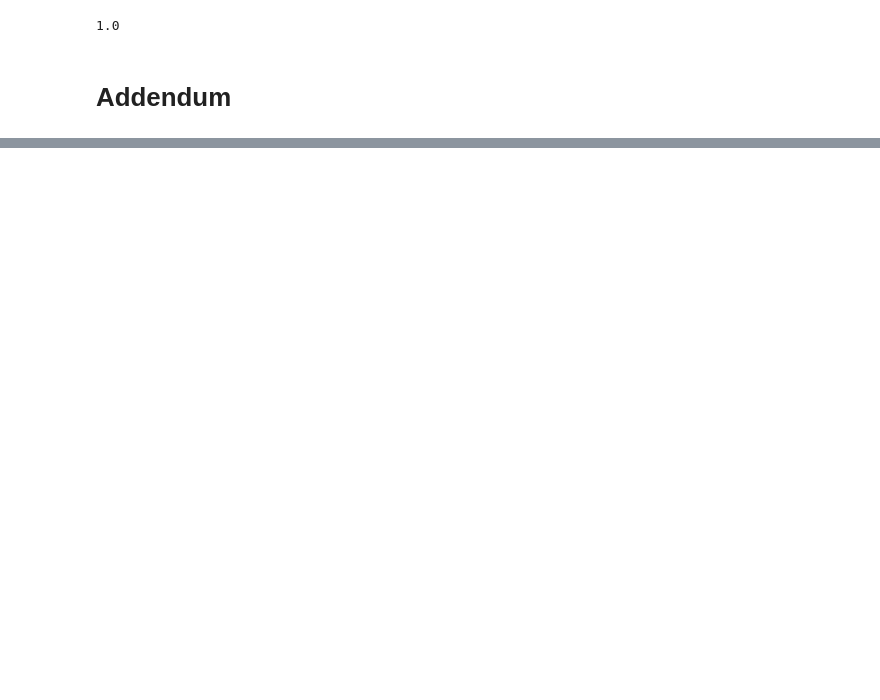
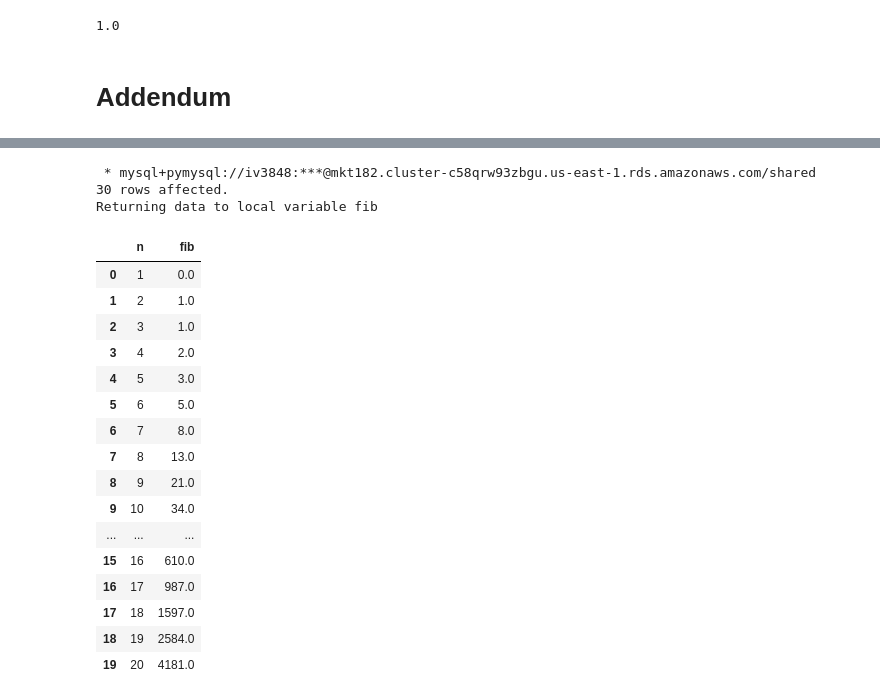
Before and after one commit to ishitavasishth/RealtimeDataSQL, a Jupyter notebook: SQLData_IshitaVasishth.ipynb, the cells around one changed output, grey strips where cells are left out. Cells and saved outputs as stored; diff of their text form; code cells hidden in the pictures; blank space fills up the shorter version.

```diff
--- a/SQLData_IshitaVasishth.ipynb
+++ b/SQLData_IshitaVasishth.ipynb
@@ -571,0 +431,42 @@ WITH RECURSIVE
+# %%
+%%sql fib <<
+WITH RECURSIVE
+cte AS (
+    SELECT 1 id,
+           CAST(0 AS DECIMAL(65, 0)) fibonacci,
+           CAST(0 AS DECIMAL(65, 0)) previous
+    UNION ALL
+    SELECT 2, 1, 0
+    UNION ALL
+    SELECT id + 1, fibonacci + previous , fibonacci
+    FROM cte
+    WHERE id < 30
+      AND fibonacci
+)
+SELECT id AS n, CAST(fibonacci AS FLOAT) AS fib
+FROM cte
+ORDER BY id
+# %% [output]
+ * mysql+pymysql://iv3848:***@mkt182.cluster-c58qrw93zbgu.us-east-1.rds.amazonaws.com/shared
+30 rows affected.
+Returning data to local variable fib
+# %%
+fib.DataFrame().head(n=20)
+# %% [output]
+|  | n | fib |
+| 0 | 1 | 0.0 |
+| 1 | 2 | 1.0 |
+| 2 | 3 | 1.0 |
+| 3 | 4 | 2.0 |
+| 4 | 5 | 3.0 |
+| 5 | 6 | 5.0 |
+| 6 | 7 | 8.0 |
+| 7 | 8 | 13.0 |
+| 8 | 9 | 21.0 |
+| 9 | 10 | 34.0 |
+| ... | ... | ... |
+| 15 | 16 | 610.0 |
+| 16 | 17 | 987.0 |
+| 17 | 18 | 1597.0 |
+| 18 | 19 | 2584.0 |
+| 19 | 20 | 4181.0 |
```
Also changed, not shown: parts of 101 cells of this notebook.
